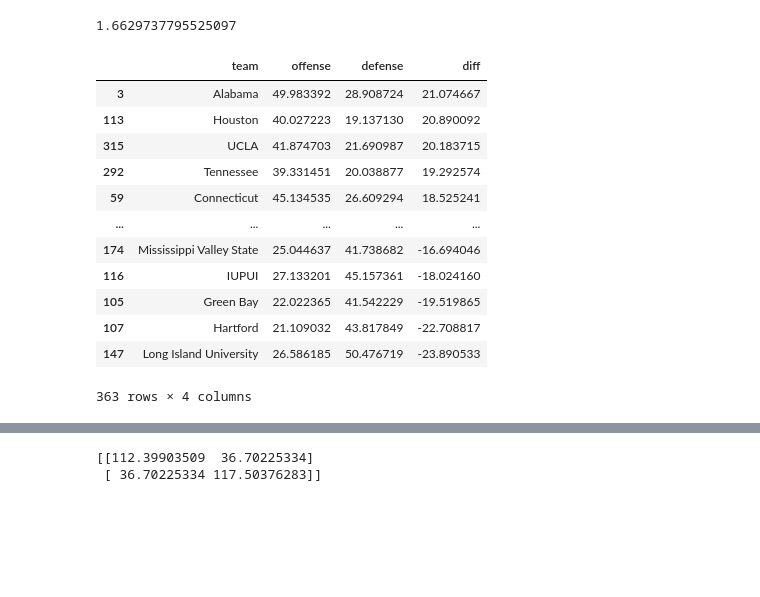
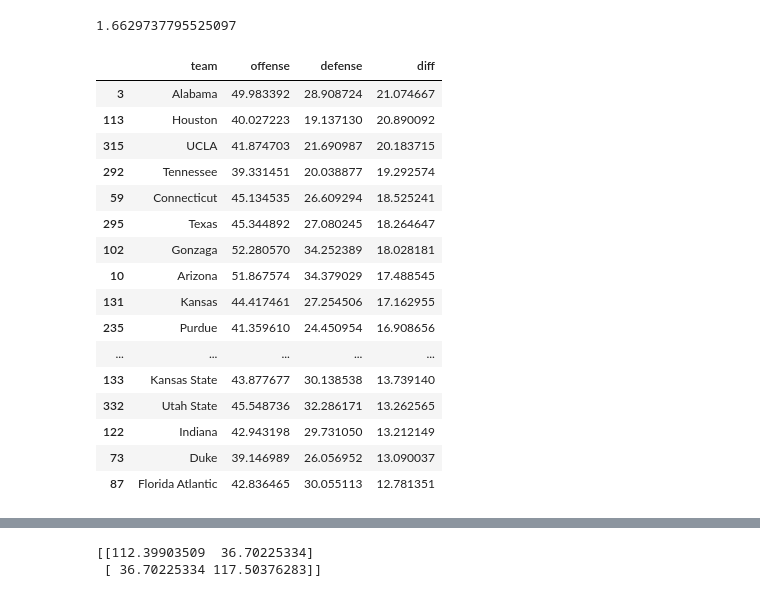
Before and after one commit to daviderics/Basketball-Model, a Jupyter notebook: bball_modeler.ipynb, the cells around one changed output, grey strips where cells are left out. Drawn from its saved outputs; the diff is of its cells as text; code cells hidden in the pictures; blank space fills up the shorter version.

```diff
--- a/bball_modeler.ipynb
+++ b/bball_modeler.ipynb
@@ -151,7 +151,7 @@ def fit_parameters(game_data,
                    reg_time=48,
                    ot_time=5,
                    no_neutral=True,
-                   delta_thresh=1e-7):
+                   delta_thresh=1e-5):
     """
     This function takes in scores of games and calculates parameters for offense,
     defense, and home advantage iteratively.
@@ -192,8 +192,9 @@ def fit_parameters(game_data,
     be below the delta_thresh. Default is 1e-5.
 
     Output:
-    A dictionary that has one entry for each team that includes offense and defense
-    parameters and one entry for home advantage.
+    1. A DataFrame containing the offense and defense parameters for the model
+    2. Home advantage parameter
+    3. Copy of the input DataFrame that now contains predicted scores.
     """
     # Make copy of games_data DataFrame
     game_copy = game_data.copy()
@@ -376,8 +377,6 @@ def fit_parameters(game_data,
                 # Rescale home advantage parameter
                 h_adv = (wh_pts - wa_pts) / (wh_pts_m + wa_pts_m)
 
-                print(h_adv)
-
                 # Check if changes are within threshold
                 if np.abs(h_adv - h_adv_old) < delta_thresh:
                     end_loop += 1
@@ -518,8 +517,6 @@ def fit_parameters(game_data,
                 # Rescale home advantage parameter
                 h_adv = h_adv + (home_total - away_total - home_total_m + away_total_m) / 2 / time_total
 
-                print(h_adv)
-
                 # Check if changes are within threshold
                 if np.abs(h_adv - h_adv_old) < delta_thresh:
                     end_loop += 1
@@ -666,21 +989,25 @@ h_adv_a
 # %%
 par_dict_a['diff'] = par_dict_a['offense'] - par_dict_a['defense']
 # %%
-par_dict_a.sort_values(by='diff', ascending=False)
+par_dict_a.sort_values(by='diff', ascending=False)[0:25]
 # %% [output]
 |  | team | offense | defense | diff |
 | 3 | Alabama | 49.983392 | 28.908724 | 21.074667 |
 | 113 | Houston | 40.027223 | 19.137130 | 20.890092 |
 | 315 | UCLA | 41.874703 | 21.690987 | 20.183715 |
 | 292 | Tennessee | 39.331451 | 20.038877 | 19.292574 |
 | 59 | Connecticut | 45.134535 | 26.609294 | 18.525241 |
+| 295 | Texas | 45.344892 | 27.080245 | 18.264647 |
+| 102 | Gonzaga | 52.280570 | 34.252389 | 18.028181 |
+| 10 | Arizona | 51.867574 | 34.379029 | 17.488545 |
+| 131 | Kansas | 44.417461 | 27.254506 | 17.162955 |
+| 235 | Purdue | 41.359610 | 24.450954 | 16.908656 |
 | ... | ... | ... | ... | ... |
-| 174 | Mississippi Valley State | 25.044637 | 41.738682 | -16.694046 |
-| 116 | IUPUI | 27.133201 | 45.157361 | -18.024160 |
-| 105 | Green Bay | 22.022365 | 41.542229 | -19.519865 |
-| 107 | Hartford | 21.109032 | 43.817849 | -22.708817 |
-| 147 | Long Island University | 26.586185 | 50.476719 | -23.890533 |
+| 133 | Kansas State | 43.877677 | 30.138538 | 13.739140 |
+| 332 | Utah State | 45.548736 | 32.286171 | 13.262565 |
+| 122 | Indiana | 42.943198 | 29.731050 | 13.212149 |
+| 73 | Duke | 39.146989 | 26.056952 | 13.090037 |
+| 87 | Florida Atlantic | 42.836465 | 30.055113 | 12.781351 |
-363 rows × 4 columns
 # %%
 games_model_a[['away_team','away_score_mod','away_score','home_score','home_score_mod','home_team','ot']]
 # %% [output]
```
Also changed, not shown: parts of 12 cells of this notebook.
